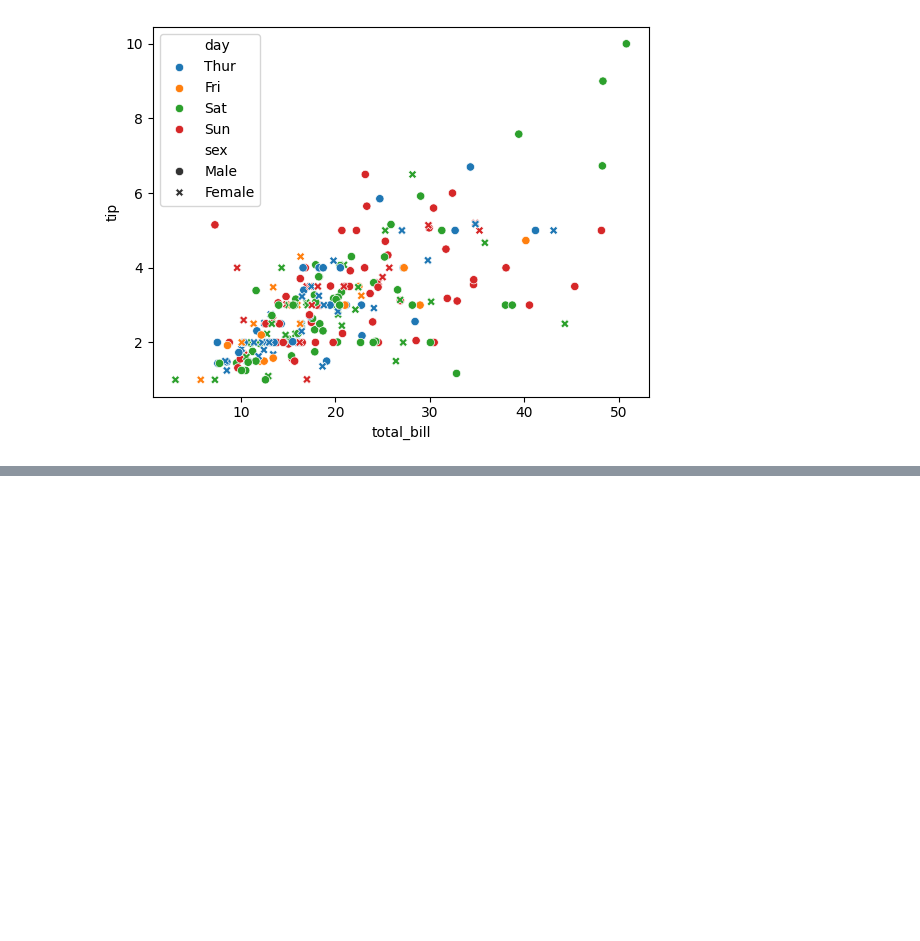
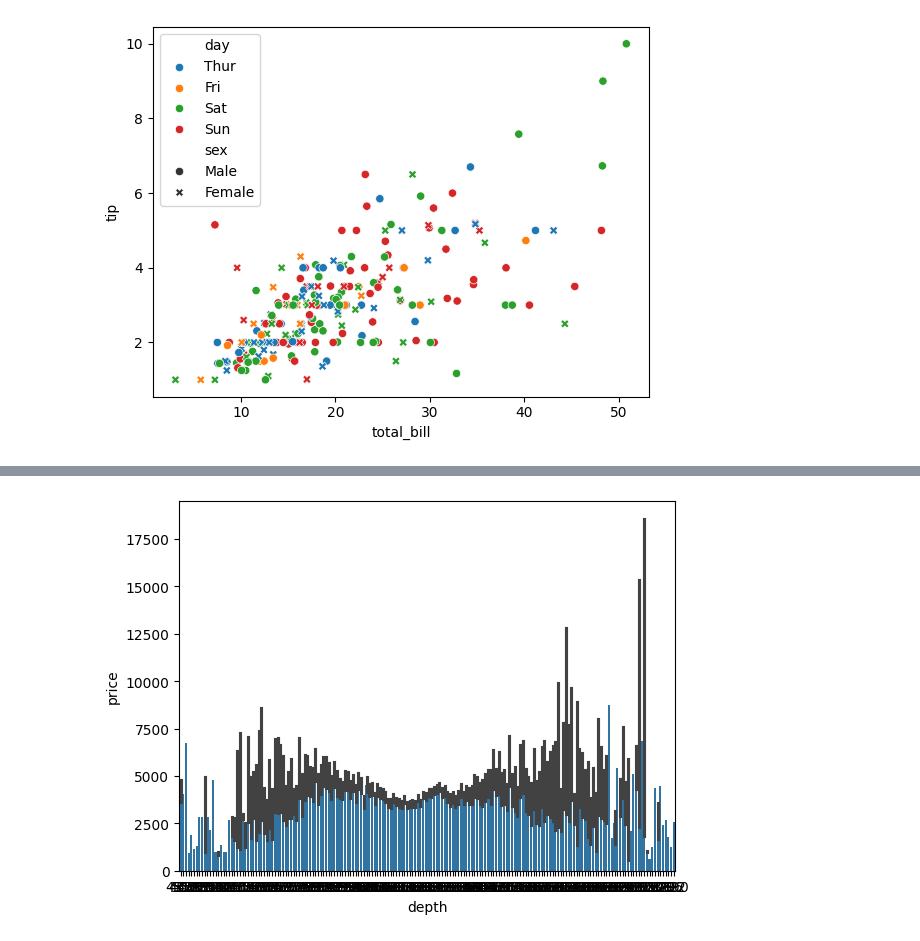
Before and after one commit to skarchana-ai/Matplotlib--Basics, a Jupyter notebook: Seaborn.ipynb, the cells around one changed output, grey strips where cells are left out. Drawn from its saved outputs; the diff is of its cells as text; code cells hidden in the pictures; blank space fills up the shorter version.

```diff
--- a/Seaborn.ipynb
+++ b/Seaborn.ipynb
@@ -132,0 +167,10 @@ plt.show()
+# %%
+sns.barplot(
+    data=dataset,
+    x="depth",
+    y="price"
+)
+
+plt.show()
+# %% [output]
+[figure, added]
```
Also changed, not shown: parts of 27 cells of this notebook.
